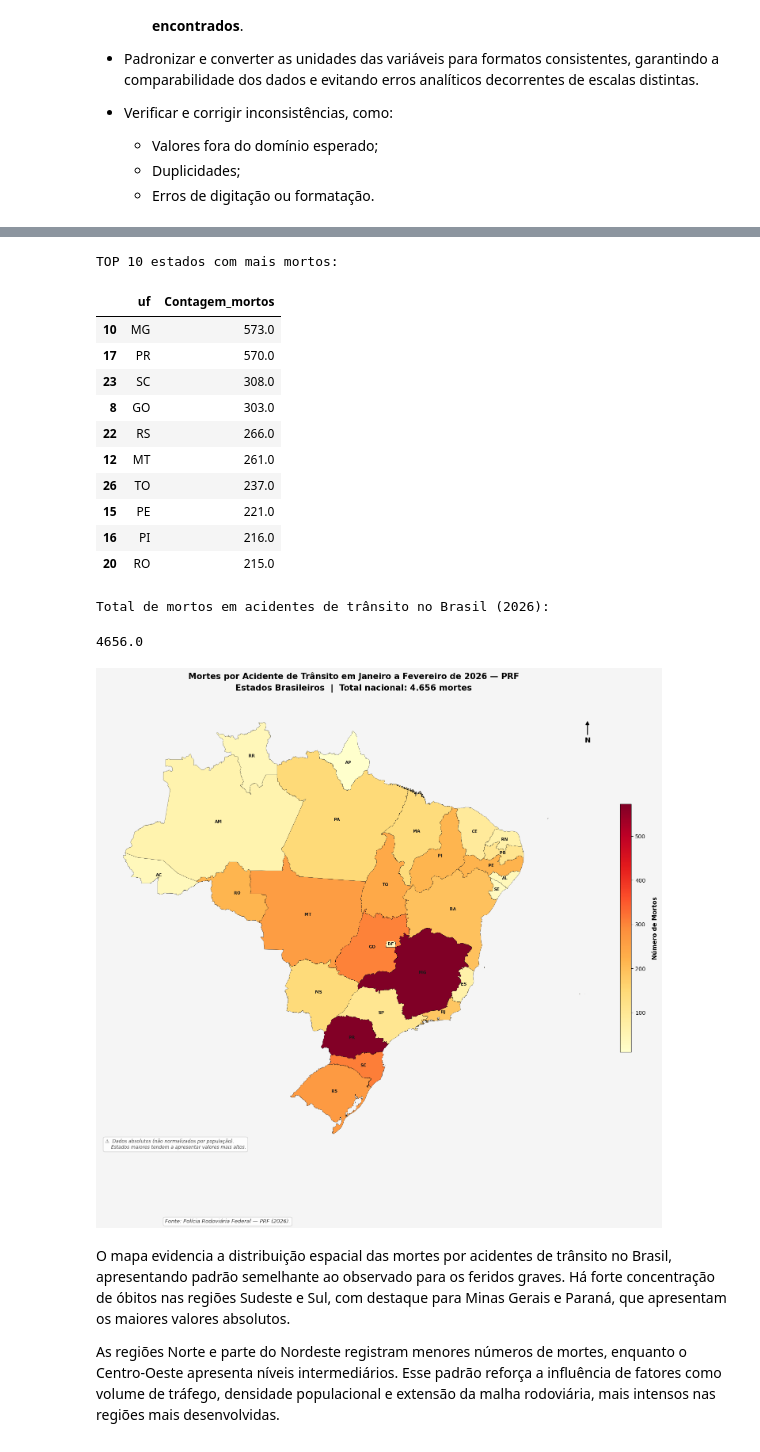
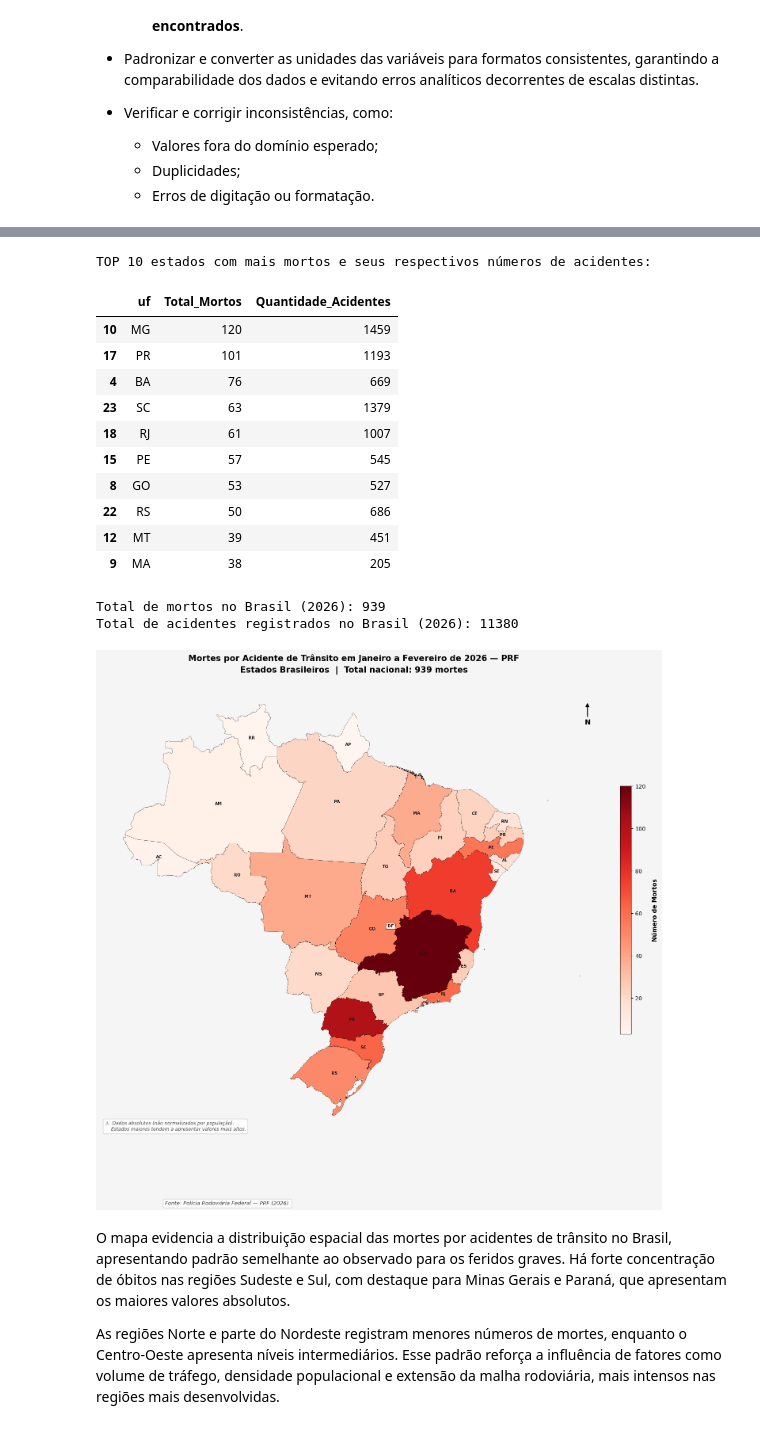
Before and after one commit to Fabiano01EST/traffic-accidents-brazil-analysis, a Jupyter notebook: mapas.ipynb, the cells around one changed output, grey strips where cells are left out. Saved outputs shown, nothing was run; the diff lists cells and outputs as text; code cells hidden in the pictures.

```diff
--- a/mapas.ipynb
+++ b/mapas.ipynb
@@ -13,6 +13,6 @@ import matplotlib.ticker as ticker
 import geobr as geobr
 import folium
 
-dados = pd.read_csv('acidentes2026_todas_causas_tipos.csv', encoding='latin-1', sep=';', decimal=',')
+dados = pd.read_csv('datatran2026.csv', encoding='latin-1', sep=';', decimal=',')
 display(dados)
 # %% [output]
@@ -101,31 +95,39 @@ A variável **sexo do envolvido (`sexo`)** apresenta predominância do sexo masc
 De modo geral, os resultados indicam concentração temporal nos finais de semana, predominância de ocorrências no período diurno, forte influência de fatores humanos nas causas dos acidentes e concentração espacial em determinadas unidades federativas e rodovias.
 # %%
 contagens = (dados
-    .groupby('uf')['mortos']
-    .sum()
+    .groupby('uf', observed=True)
+    .agg({
+        'mortos': 'sum',      # Soma o total de mortos
+        'id': 'nunique'       # Conta quantos IDs únicos (acidentes) existem
+    })
     .reset_index()
-    .rename(columns={'mortos': 'Contagem_mortos'})
-    .sort_values('Contagem_mortos', ascending=False)
+    .rename(columns={
+        'mortos': 'Total_Mortos',
+        'id': 'Quantidade_Acidentes'
+    })
+    .sort_values('Total_Mortos', ascending=False)
 )
-print("TOP 10 estados com mais mortos:")
+
+print("TOP 10 estados com mais mortos e seus respectivos números de acidentes:")
 display(contagens.head(10))
-print("Total de mortos em acidentes de trânsito no Brasil (2026):")
-sum(contagens['Contagem_mortos'])
+
+print(f"\nTotal de mortos no Brasil (2026): {contagens['Total_Mortos'].sum()}")
+print(f"Total de acidentes registrados no Brasil (2026): {contagens['Quantidade_Acidentes'].sum()}")
 # %% [output]
-TOP 10 estados com mais mortos:
+TOP 10 estados com mais mortos e seus respectivos números de acidentes:
-|  | uf | Contagem_mortos |
-| 10 | MG | 573.0 |
-| 17 | PR | 570.0 |
-| 23 | SC | 308.0 |
-| 8 | GO | 303.0 |
-| 22 | RS | 266.0 |
-| 12 | MT | 261.0 |
-| 26 | TO | 237.0 |
-| 15 | PE | 221.0 |
-| 16 | PI | 216.0 |
-| 20 | RO | 215.0 |
+|  | uf | Total_Mortos | Quantidade_Acidentes |
+| 10 | MG | 120 | 1459 |
+| 17 | PR | 101 | 1193 |
+| 4 | BA | 76 | 669 |
+| 23 | SC | 63 | 1379 |
+| 18 | RJ | 61 | 1007 |
+| 15 | PE | 57 | 545 |
+| 8 | GO | 53 | 527 |
+| 22 | RS | 50 | 686 |
+| 12 | MT | 39 | 451 |
+| 9 | MA | 38 | 205 |
-Total de mortos em acidentes de trânsito no Brasil (2026):
+Total de mortos no Brasil (2026): 939
+Total de acidentes registrados no Brasil (2026): 11380
-4656.0
 # %%
 # Baixa o GeoDataFrame com os estados do Brasil e DF
 br_uf = geobr.read_state()
@@ -133,15 +135,13 @@ br_uf_d = br_uf.merge(contagens,
                      left_on='abbrev_state',
                      right_on='uf',
                      how='left')
-br_uf_d = br_uf_d[["geometry", "Contagem_mortos"]]
+br_uf_d = br_uf_d[["geometry", "Total_Mortos", "abbrev_state"]]
 # %%
-import matplotlib.pyplot as plt
-import matplotlib.ticker as ticker
 from matplotlib.patches import FancyArrowPatch
 
 # =============================================================================
 # MAPA COROPLÉTICO — Mortes por Acidente de Trânsito (PRF, Janeiro 2026)
-# Versão melhorada: siglas dos estados, título na colorbar, paleta com mais
+# siglas dos estados, título na colorbar, paleta com mais
 # contraste, nota de normalização, seta de norte e rodapé no lugar correto.
 # =============================================================================
 
@@ -161,8 +161,8 @@ ax.set_facecolor("#E8EEF4")          # Oceano / área fora do Brasil
 # fiquem "invisíveis" na escala de cores
 br_uf_d.plot(
     ax=ax,
-    column="Contagem_mortos",        # Coluna numérica para colorir estados
-    cmap="YlOrRd",                   # ← MELHORADO: mais contraste entre faixas
+    column="Total_Mortos",        # Coluna numérica para colorir estados
+    cmap="Reds",                   # ← MELHORADO: mais contraste entre faixas
     edgecolor="black",               # Bordas pretas entre estados
     linewidth=0.25,                  # Espessura fina — não compete com o dado
     legend=False,                    # Legenda manual (colorbar customizada abaixo)
@@ -196,7 +196,7 @@ for idx, row in br_uf_d.iterrows():
 
 # --- 4. TÍTULO PRINCIPAL E SUBTÍTULO ------------------------------------------
 # MELHORIA: subtítulo com total nacional dá dimensão imediata ao problema
-total_mortes = int(br_uf_d["Contagem_mortos"].sum())  # Total nacional calculado
+total_mortes = int(br_uf_d["Total_Mortos"].sum())  # Total nacional calculado
 
 ax.set_title(
     "Mortes por Acidente de Trânsito em Janeiro a Fevereiro de 2026 — PRF\n"
@@ -281,34 +281,34 @@ f.text(
     0.12,                            # X: 12% da largura (margem esquerda)
     0.03,                            # Y: 3% da altura ← rodapé real da figura
     "Fonte: Polícia Rodoviária Federal — PRF (2026).",
     fontsize=9.5,
     style='italic',
     color='#333333',
     bbox=dict(
         boxstyle="round,pad=0.35",
         facecolor="white",
         alpha=0.85,
         edgecolor='#cccccc'
     )
 )
 
 # --- 9. LAYOUT FINAL ----------------------------------------------------------
 plt.tight_layout(pad=2)             # Espaçamento automático entre elementos
 plt.subplots_adjust(bottom=0.06, top=0.93)  # Margens para título e rodapé
 
 # --- 10. EXPORTAÇÃO (alta resolução) ------------------------------------------
 # Descomente para salvar relatório em 300 DPI (padrão gráfico profissional)
 # f.savefig(
 #     'acidentes_prf_janeiro_2026_v2.png',
 #     dpi=300,
 #     bbox_inches='tight',
 #     facecolor=f.get_facecolor(),   # Preserva cor de fundo definida acima
 #     edgecolor='none'
 # )
 
 plt.show()
 # %% [output]
-[figure, old version]
+[figure, new version]
 # %% [markdown]
 O mapa evidencia a distribuição espacial das mortes por acidentes de trânsito no Brasil, apresentando padrão semelhante ao observado para os feridos graves. Há forte concentração de óbitos nas regiões Sudeste e Sul, com destaque para Minas Gerais e Paraná, que apresentam os maiores valores absolutos.
 
```
Also changed, not shown: parts of 7 cells of this notebook, 2 other files.
